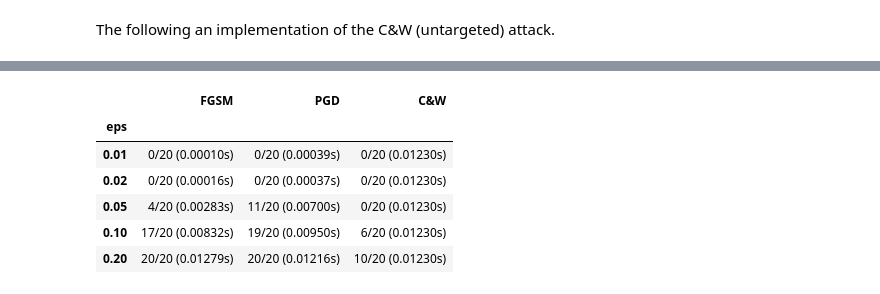
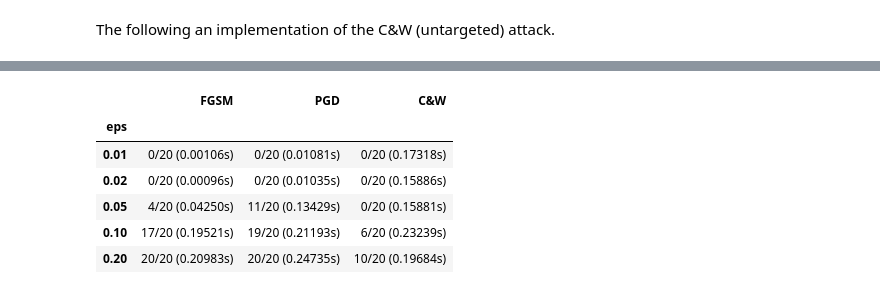
Before and after one commit to matthew-ngzc/AI-Safety-Module, a Jupyter notebook: Week_2.ipynb, the cells around one changed output, grey strips where cells are left out. Saved outputs shown, nothing was run; the diff lists cells and outputs as text; code cells hidden in the pictures.

```diff
--- a/Week_2.ipynb
+++ b/Week_2.ipynb
@@ -773,7 +773,11 @@ for eps in eps_list:
       end = time.time()
       total_time += (end - start)
 
-  print('{} out of {} images are attacked succesfully.\n'.format(num_adv, num_attack))
+  # get average time
+  avg_time = total_time / num_attack
+
+  print(f'eps = {eps}: {num_adv}/{num_attack} successful, avg time = {avg_time:.3f}s')
+
   results[eps]["C&W"]["avg_time"] = avg_time
   results[eps]["C&W"]["num_adv"] = num_adv
 # %% [output]
@@ -853,25 +857,25 @@ Attack successful: Found an adversarial sample.
 # %%
 import pandas as pd
 
 table = {}
 
 for attack in attacks:
     column = []
     for eps in eps_list:
         succ = results[eps][attack]["num_adv"]
-        avg_time = results[eps][attack]["avg_time"] / num_attack
+        avg_time = results[eps][attack]["avg_time"]
         column.append(f"{succ}/{num_attack} ({avg_time:.5f}s)")
     table[attack] = column
 
 df = pd.DataFrame(table, index=eps_list)
 df.index.name = "eps"
 
 df
 # %% [output]
 |  | FGSM | PGD | C&W |
 | eps |  |  |  |
-| 0.01 | 0/20 (0.00010s) | 0/20 (0.00039s) | 0/20 (0.01230s) |
-| 0.02 | 0/20 (0.00016s) | 0/20 (0.00037s) | 0/20 (0.01230s) |
-| 0.05 | 4/20 (0.00283s) | 11/20 (0.00700s) | 0/20 (0.01230s) |
-| 0.10 | 17/20 (0.00832s) | 19/20 (0.00950s) | 6/20 (0.01230s) |
-| 0.20 | 20/20 (0.01279s) | 20/20 (0.01216s) | 10/20 (0.01230s) |
+| 0.01 | 0/20 (0.00106s) | 0/20 (0.01081s) | 0/20 (0.17318s) |
+| 0.02 | 0/20 (0.00096s) | 0/20 (0.01035s) | 0/20 (0.15886s) |
+| 0.05 | 4/20 (0.04250s) | 11/20 (0.13429s) | 0/20 (0.15881s) |
+| 0.10 | 17/20 (0.19521s) | 19/20 (0.21193s) | 6/20 (0.23239s) |
+| 0.20 | 20/20 (0.20983s) | 20/20 (0.24735s) | 10/20 (0.19684s) |
```
Also changed, not shown: parts of 2 cells of this notebook.
